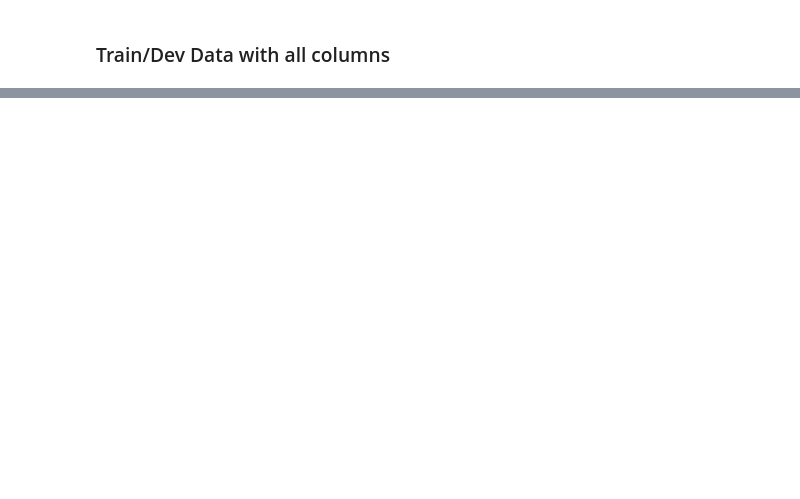
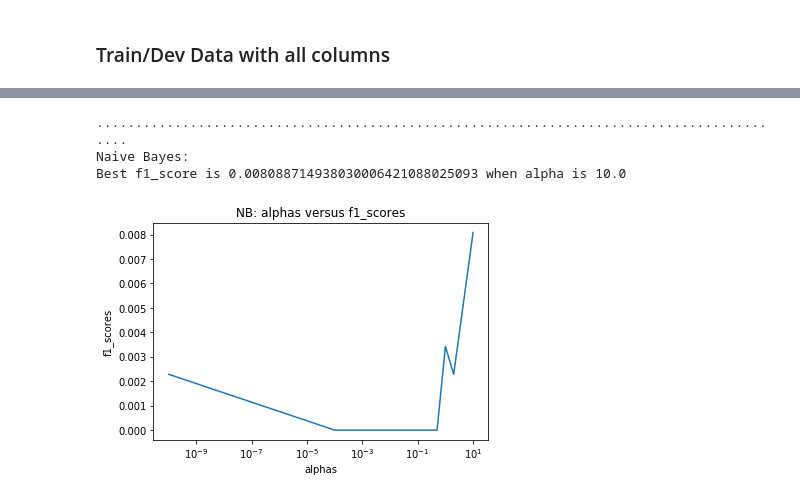
Before and after one commit to CSJohnLee/house_price_prediction, a Jupyter notebook: house_price_lee.ipynb, the cells around one changed output, grey strips where cells are left out. Cells and saved outputs as stored; diff of their text form; code cells hidden in the pictures; blank space fills up the shorter version.

```diff
--- a/house_price_lee.ipynb
+++ b/house_price_lee.ipynb
@@ -450,0 +497,33 @@ For C = 0.5, f1_score = 0.997
+# %%
+#Naive Bayes
+
+def NB():
+    print("."*90)
+    print("Naive Bayes:  ")
+    alphas = [1.0e-10, 0.0001, 0.001, 0.01, 0.1, 0.5, 1.0, 2.0, 10.0]
+    #varying by magnitudes of alpha to capture a wide range of values
+    f1_scores = {}      #stores f1_scores for each alpha
+    for alpha in alphas:
+        # Naive Bayes Model
+        mnb = MultinomialNB(alpha=alpha)
+        mnb.fit(train_data_ac, train_labels_ac)
+        dev_predicted_labels = mnb.predict(dev_data_ac)
+        # finding, printing, and storing f1_score
+        f1_score = metrics.f1_score(dev_labels_ac, dev_predicted_labels, average='weighted')
+        #print("For Alpha: %s, f1_score: %.03f" %(alpha,f1_score))
+        f1_scores[alpha] = f1_score
+    best = max(f1_scores, key=f1_scores.get)
+    print("Best f1_score is %0.30f when alpha is %s" %(f1_scores[best],best))
+    #Plotting
+    fig2=plt.figure()
+    fig2=plt.title('NB: alphas versus f1_scores')
+    fig2=plt.xlabel('alphas')
+    fig2=plt.ylabel('f1_scores')
+    plt.xscale('log')
+    fig2=plt.plot(list(f1_scores.keys()), list(f1_scores.values()))
+NB()
+# %% [output]
+..........................................................................................
+Naive Bayes:
+Best f1_score is 0.008088714938030006421088025093 when alpha is 10.0
+[figure, added]
```
Also changed, not shown: parts of 10 cells of this notebook.
